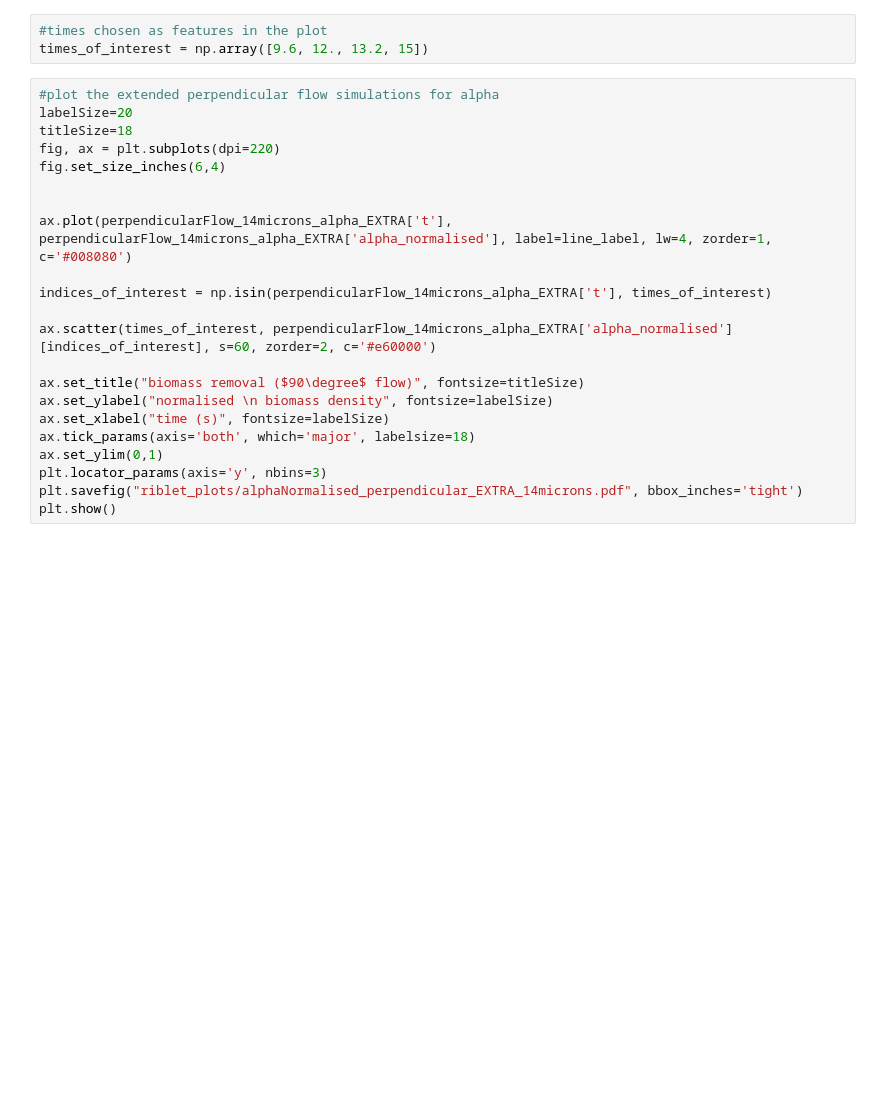
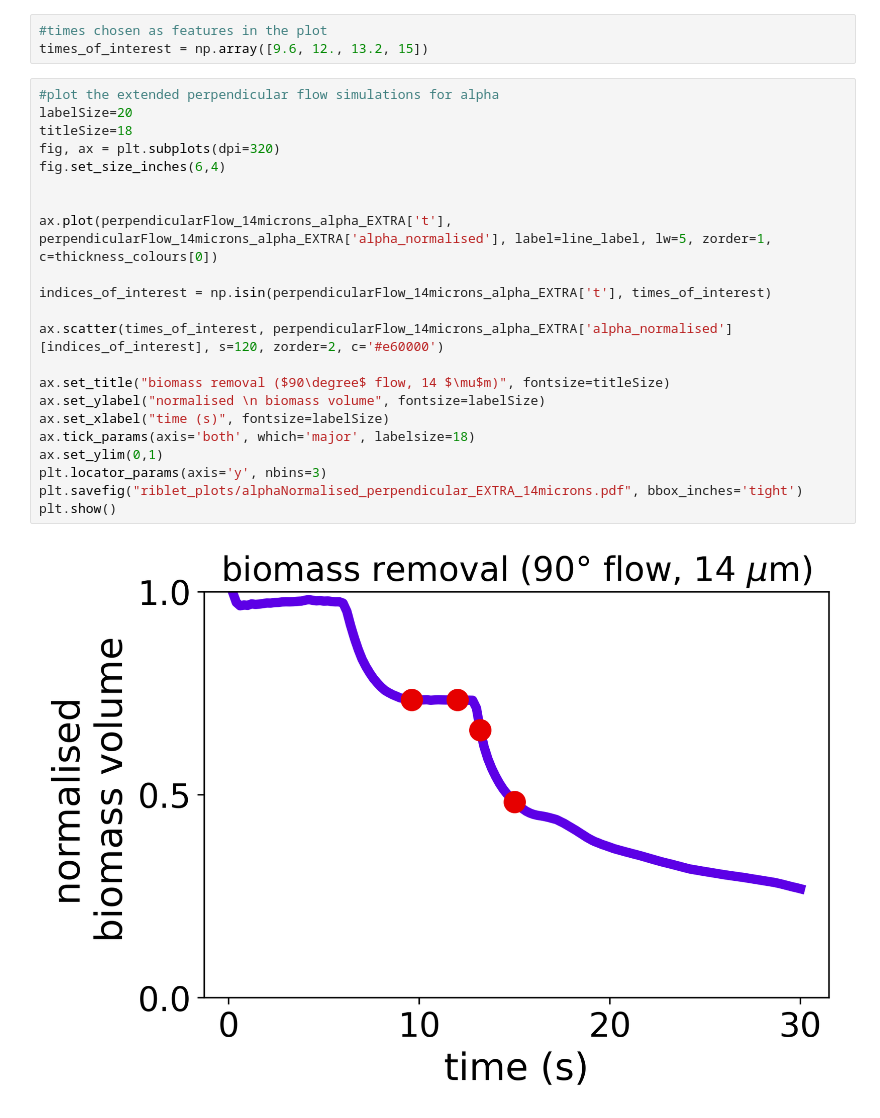
Before and after one commit to patricksinclair/openfoam_utilities, a Jupyter notebook: big_run_analyser.ipynb, the cells around one changed output. Cells and saved outputs as stored; diff of their text form; blank space fills up the shorter version.

```diff
--- a/big_run_analyser.ipynb
+++ b/big_run_analyser.ipynb
@@ -282,25 +318,27 @@ times_of_interest = np.array([9.6, 12., 13.2, 15])
 # %%
 #plot the extended perpendicular flow simulations for alpha
 labelSize=20
 titleSize=18
-fig, ax = plt.subplots(dpi=220)
+fig, ax = plt.subplots(dpi=320)
 fig.set_size_inches(6,4)
 
 
-ax.plot(perpendicularFlow_14microns_alpha_EXTRA['t'], perpendicularFlow_14microns_alpha_EXTRA['alpha_normalised'], label=line_label, lw=4, zorder=1, c='#008080')
+ax.plot(perpendicularFlow_14microns_alpha_EXTRA['t'], perpendicularFlow_14microns_alpha_EXTRA['alpha_normalised'], label=line_label, lw=5, zorder=1, c=thickness_colours[0])
 
 indices_of_interest = np.isin(perpendicularFlow_14microns_alpha_EXTRA['t'], times_of_interest)
 
-ax.scatter(times_of_interest, perpendicularFlow_14microns_alpha_EXTRA['alpha_normalised'][indices_of_interest], s=60, zorder=2, c='#e60000')
+ax.scatter(times_of_interest, perpendicularFlow_14microns_alpha_EXTRA['alpha_normalised'][indices_of_interest], s=120, zorder=2, c='#e60000')
 
-ax.set_title("biomass removal ($90\degree$ flow)", fontsize=titleSize)
-ax.set_ylabel("normalised \n biomass density", fontsize=labelSize)
+ax.set_title("biomass removal ($90\degree$ flow, 14 $\mu$m)", fontsize=titleSize)
+ax.set_ylabel("normalised \n biomass volume", fontsize=labelSize)
 ax.set_xlabel("time (s)", fontsize=labelSize)
 ax.tick_params(axis='both', which='major', labelsize=18)
 ax.set_ylim(0,1)
 plt.locator_params(axis='y', nbins=3)
 plt.savefig("riblet_plots/alphaNormalised_perpendicular_EXTRA_14microns.pdf", bbox_inches='tight')
 plt.show()
+# %% [output]
+[figure, added]
 # %%
 plt.plot(parallelFlow_NOBIOFILM_drag['t'], parallelFlow_NOBIOFILM_drag['F_z'], label='par')
 plt.plot(angle45Flow_NOBIOFILM_drag['t'], angle45Flow_NOBIOFILM_drag['F_total'], label='45')
```
Also changed, not shown: parts of 8 cells of this notebook.
